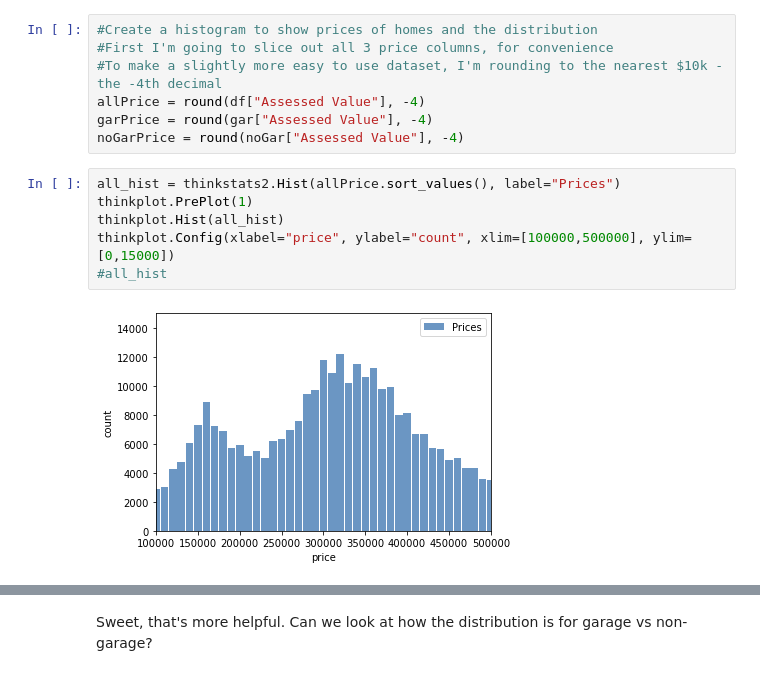
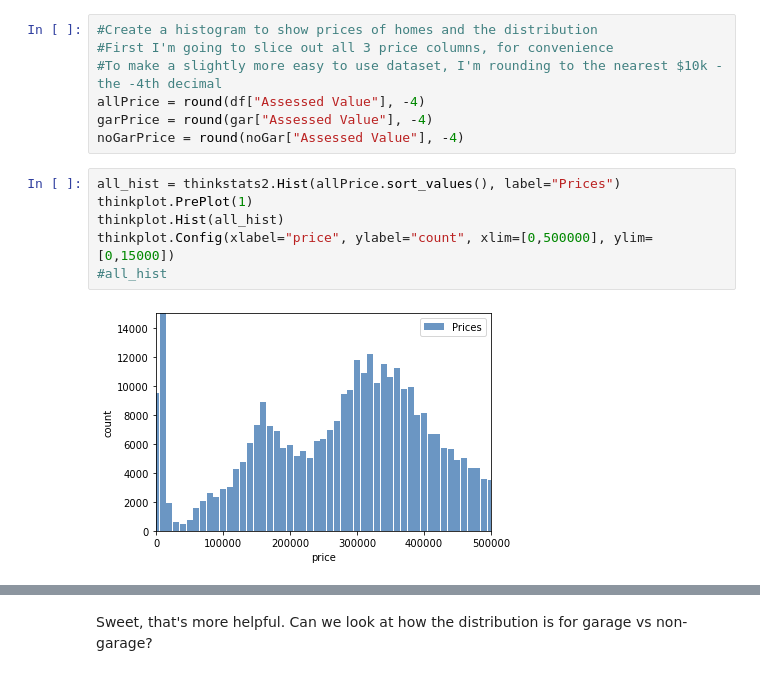
Before and after one commit to ymastan/BasicClassExamples, a Jupyter notebook: 001a_Exploring_1Var_sol.ipynb, the cells around one changed output, grey strips where cells are left out. Cells and saved outputs as stored; diff of their text form.

```diff
--- a/001a_Exploring_1Var_sol.ipynb
+++ b/001a_Exploring_1Var_sol.ipynb
@@ -135,10 +147,10 @@ noGarPrice = round(noGar["Assessed Value"], -4)
 # %%
 all_hist = thinkstats2.Hist(allPrice.sort_values(), label="Prices")
 thinkplot.PrePlot(1)
 thinkplot.Hist(all_hist)
-thinkplot.Config(xlabel="price", ylabel="count", xlim=[100000,500000], ylim=[0,15000])
+thinkplot.Config(xlabel="price", ylabel="count", xlim=[0,500000], ylim=[0,15000])
 #all_hist
 # %% [output]
-[figure, old version]
+[figure, new version]
 # %%
 all_hist
```
Also changed, not shown: parts of 11 cells of this notebook, 1 other file.
